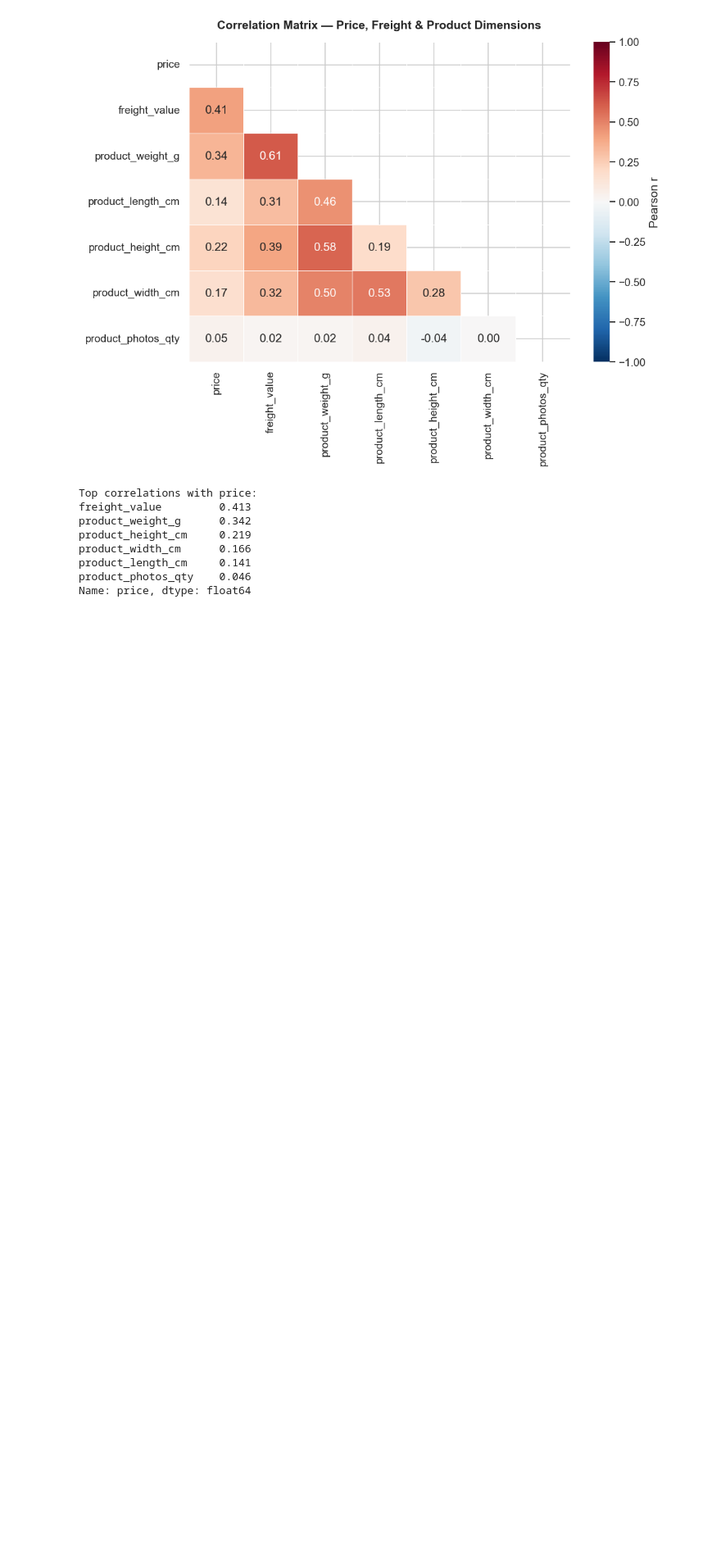
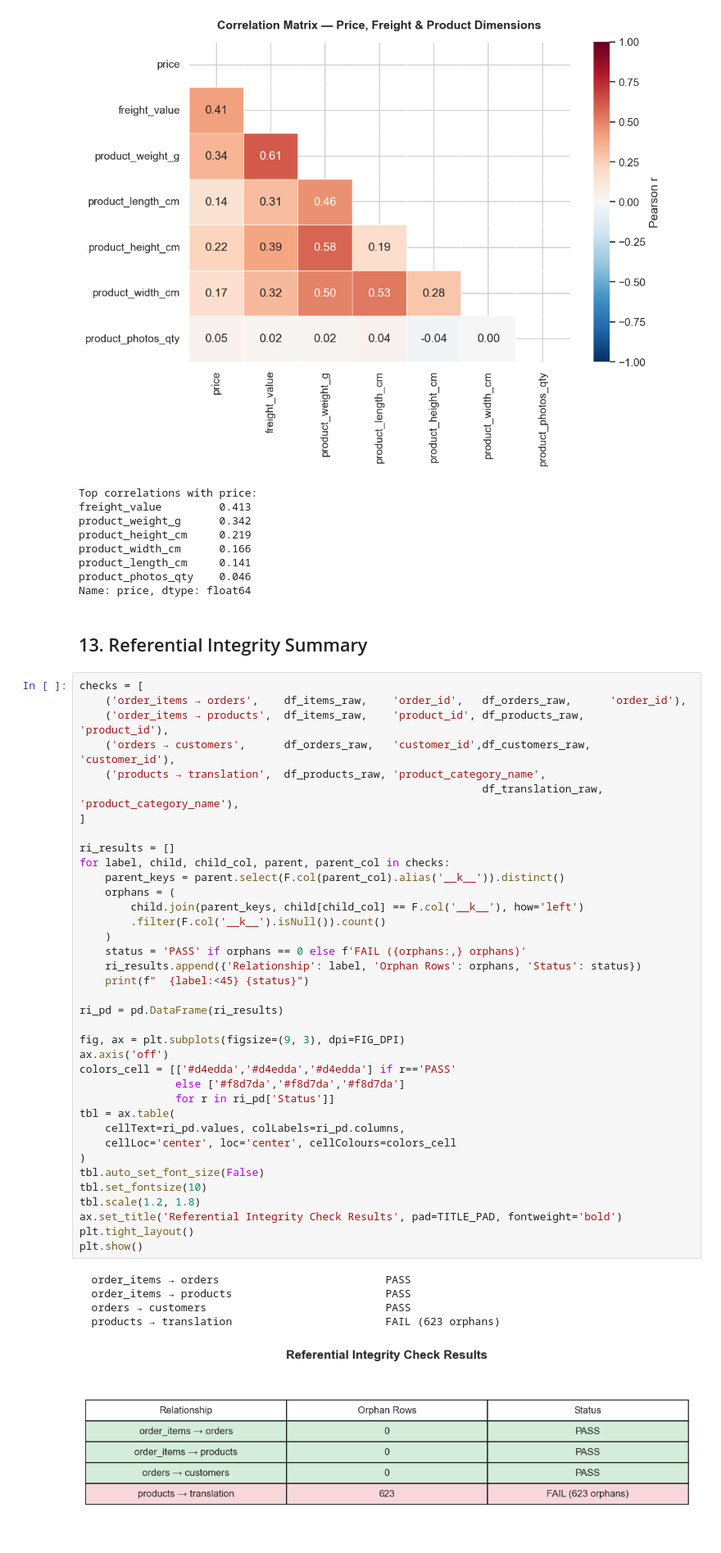
Before and after one commit to Malinda1/ecommerce-recommendation-spark, a Jupyter notebook: notebooks/01_data_loading_cleaning.ipynb, the cells around one changed output. Shown at 82% size. Drawn from its saved outputs; the diff is of its cells as text; blank space fills up the shorter version.

Commit message:
Created Referential Integrity Summary

```diff
--- a/notebooks/01_data_loading_cleaning.ipynb
+++ b/notebooks/01_data_loading_cleaning.ipynb
@@ -904,3 +904,48 @@ product_width_cm      0.166
 product_length_cm     0.141
 product_photos_qty    0.046
 Name: price, dtype: float64
+# %% [markdown]
+## 13. Referential Integrity Summary
+# %%
+checks = [
+    ('order_items → orders',    df_items_raw,    'order_id',   df_orders_raw,      'order_id'),
+    ('order_items → products',  df_items_raw,    'product_id', df_products_raw,    'product_id'),
+    ('orders → customers',      df_orders_raw,   'customer_id',df_customers_raw,   'customer_id'),
+    ('products → translation',  df_products_raw, 'product_category_name',
+                                                               df_translation_raw, 'product_category_name'),
+]
+
+ri_results = []
+for label, child, child_col, parent, parent_col in checks:
+    parent_keys = parent.select(F.col(parent_col).alias('__k__')).distinct()
+    orphans = (
+        child.join(parent_keys, child[child_col] == F.col('__k__'), how='left')
+        .filter(F.col('__k__').isNull()).count()
+    )
+    status = 'PASS' if orphans == 0 else f'FAIL ({orphans:,} orphans)'
+    ri_results.append({'Relationship': label, 'Orphan Rows': orphans, 'Status': status})
+    print(f"  {label:<45} {status}")
+
+ri_pd = pd.DataFrame(ri_results)
+
+fig, ax = plt.subplots(figsize=(9, 3), dpi=FIG_DPI)
+ax.axis('off')
+colors_cell = [['#d4edda','#d4edda','#d4edda'] if r=='PASS'
+               else ['#f8d7da','#f8d7da','#f8d7da']
+               for r in ri_pd['Status']]
+tbl = ax.table(
+    cellText=ri_pd.values, colLabels=ri_pd.columns,
+    cellLoc='center', loc='center', cellColours=colors_cell
+)
+tbl.auto_set_font_size(False)
+tbl.set_fontsize(10)
+tbl.scale(1.2, 1.8)
+ax.set_title('Referential Integrity Check Results', pad=TITLE_PAD, fontweight='bold')
+plt.tight_layout()
+plt.show()
+# %% [output]
+  order_items → orders                          PASS
+  order_items → products                        PASS
+  orders → customers                            PASS
+  products → translation                        FAIL (623 orphans)
+[figure, added]
```
